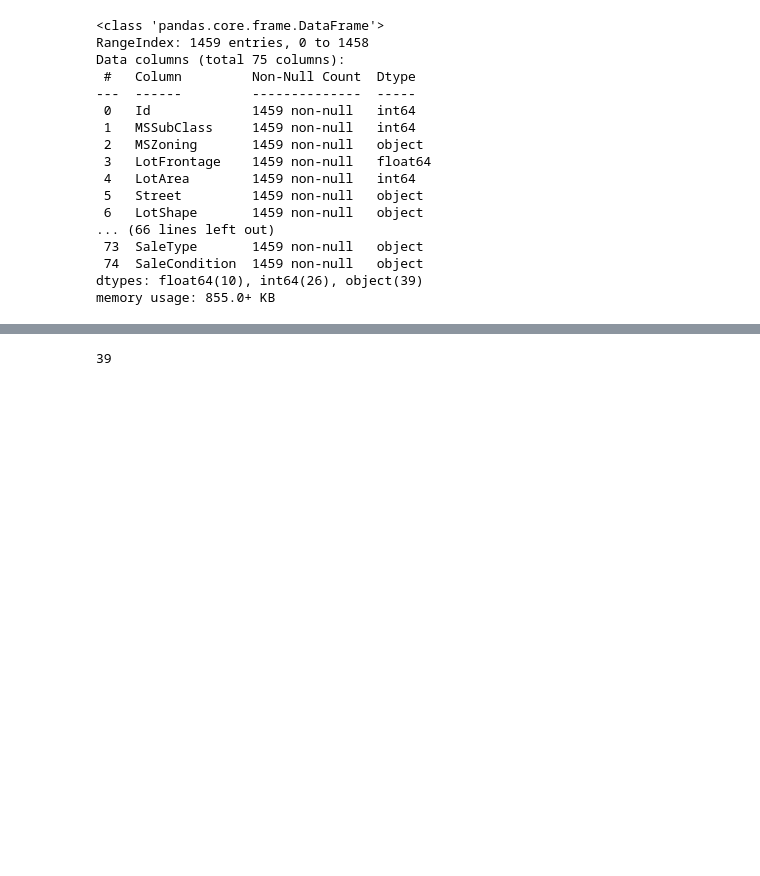
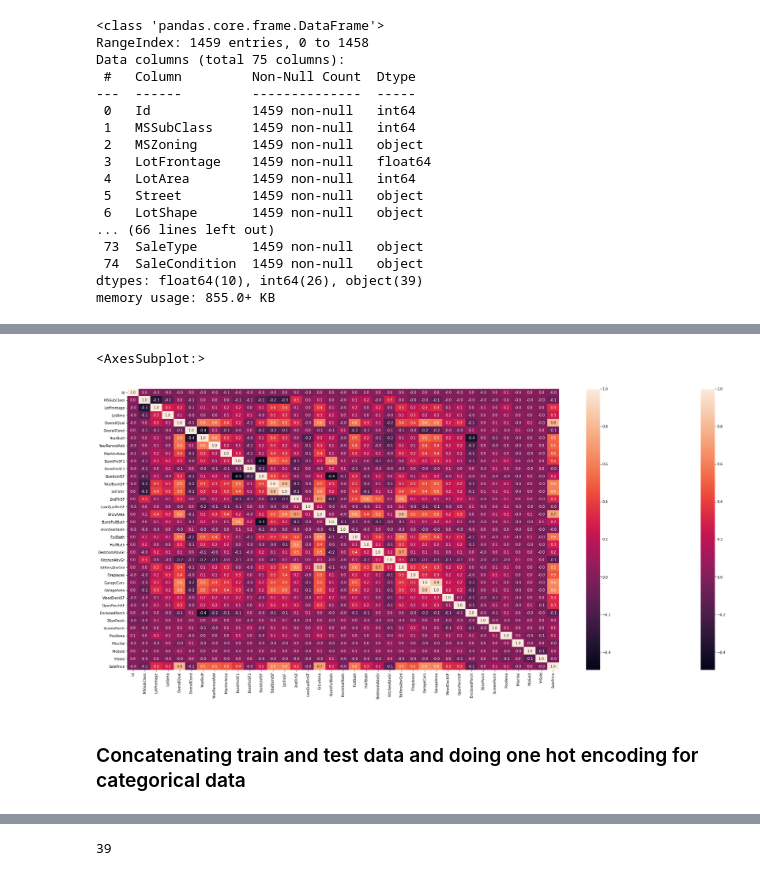
Before and after one commit to aftab234/REGex-tasks, a Jupyter notebook: REGex ML Task 7/REGex ML Task 7.2.ipynb, the cells around one changed output, grey strips where cells are left out. Saved outputs shown, nothing was run; the diff lists cells and outputs as text; code cells hidden in the pictures; blank space fills up the shorter version.

```diff
--- a/REGex ML Task 7/REGex ML Task 7.2.ipynb
+++ b/REGex ML Task 7/REGex ML Task 7.2.ipynb
@@ -273,3 +300,12 @@ memory usage: 855.0+ KB
+# %%
+plt.figure(figsize=(35,15))
+a = sns.heatmap(train_data.corr(), annot=True, fmt='.1f')
+sns.heatmap(train_data.corr())
+# %% [output]
+<AxesSubplot:>
+[figure, added]
+# %% [markdown]
+### Concatenating train and test data and doing one hot encoding for categorical data
 # %%
 final_df = pd.concat([train_data,test_data],axis=0)
 final_df
```
Also changed, not shown: parts of 9 cells of this notebook.
